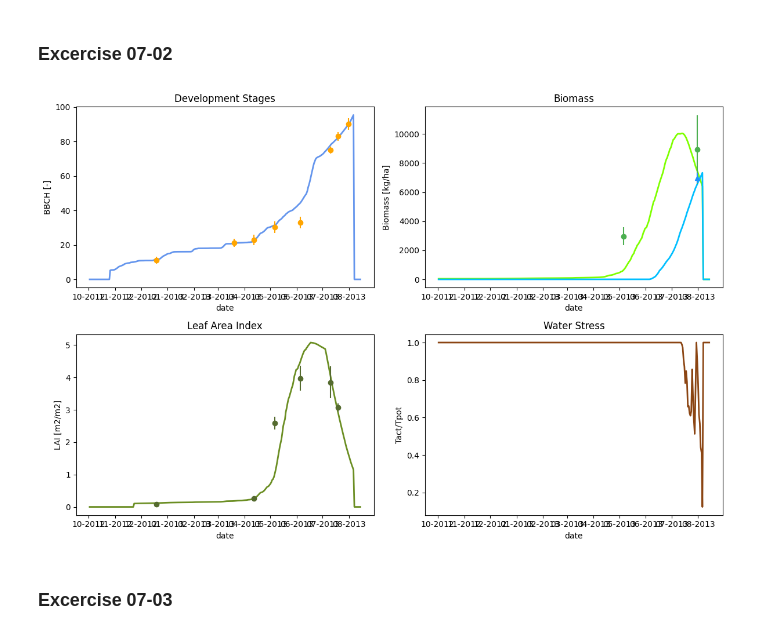
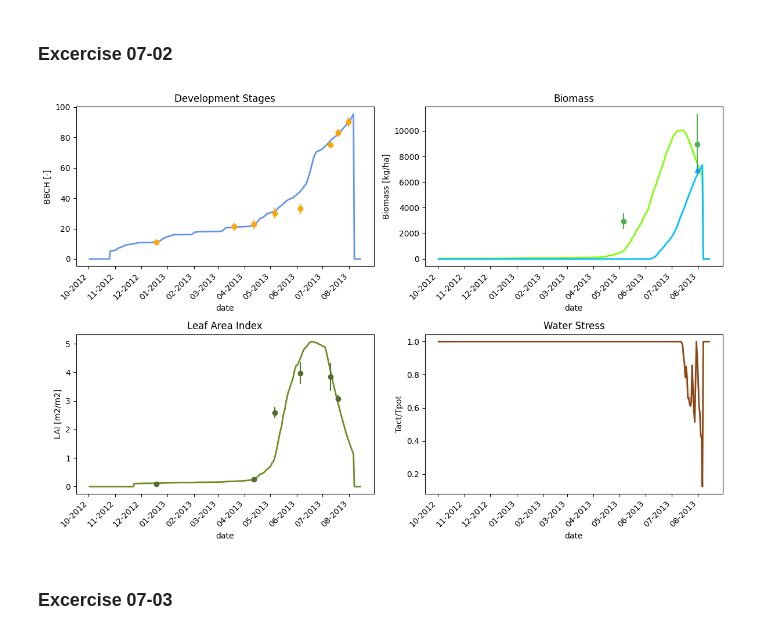
Before and after one commit to Bluerrror/Python-Course, a Jupyter notebook: 11.ipynb, the cells around one changed output. Drawn from its saved outputs; the diff is of its cells as text; code cells hidden in the pictures.

```diff
--- a/11.ipynb
+++ b/11.ipynb
@@ -84,6 +84,7 @@ if settings['plot_query']:
     axs[0].set_xlabel("date")
     axs[0].set_ylabel("BBCH [-]")
     axs[0].xaxis.set_major_formatter(plt.matplotlib.dates.DateFormatter("%m-%Y"))
+    axs[0].set_xticklabels(axs[0].get_xticklabels(), rotation=45, ha='right')
 
     # Biomass plot
     axs[1].plot(time, dat['output.Plant.Biomass.Abv.Ground [kg/ha]'], lw=2, color="#7FFF00")  # chartreuse3
@@ -96,6 +97,7 @@ if settings['plot_query']:
     axs[1].set_xlabel("date")
     axs[1].set_ylabel("Biomass [kg/ha]")
     axs[1].xaxis.set_major_formatter(plt.matplotlib.dates.DateFormatter("%m-%Y"))
+    axs[1].set_xticklabels(axs[1].get_xticklabels(), rotation=45, ha='right')
 
     # LAI plot
     axs[2].plot(time, dat["output.Plant.Leaf Area Index.LAI [m2/m2]"], lw=2, color="#6B8E23")  # darkolivegreen3
@@ -105,6 +107,7 @@ if settings['plot_query']:
     axs[2].set_xlabel("date")
     axs[2].set_ylabel("LAI [m2/m2]")
     axs[2].xaxis.set_major_formatter(plt.matplotlib.dates.DateFormatter("%m-%Y"))
+    axs[2].set_xticklabels(axs[2].get_xticklabels(), rotation=45, ha='right')
 
     # Water stress plot
     axs[3].plot(time, dat['waterstress'], lw=2, color="#8B4513")  # brown3
@@ -112,6 +115,7 @@ if settings['plot_query']:
     axs[3].set_xlabel("date")
     axs[3].set_ylabel("Tact/Tpot")
     axs[3].xaxis.set_major_formatter(plt.matplotlib.dates.DateFormatter("%m-%Y"))
+    axs[3].set_xticklabels(axs[3].get_xticklabels(), rotation=45, ha='right')
 
     plt.tight_layout()
     plt.show()
@@ -198,39 +189,43 @@ if settings['plot_query']:
     axs[0].set_xlabel("date")
     axs[0].set_ylabel("BBCH [-]")
     axs[0].xaxis.set_major_formatter(plt.matplotlib.dates.DateFormatter("%m-%Y"))
+    axs[0].set_xticklabels(axs[0].get_xticklabels(), rotation=45, ha='right')
 
     # Biomass plot
     axs[1].plot(time, dat['output.Plant.Biomass.Abv.Ground [kg/ha]'], lw=2, color="#7FFF00")  # chartreuse3
     axs[1].plot(time, dat['output.Plant.Biomass.Fruits [kg/ha]'], lw=2, color="#00BFFF")  # deepskyblue
     obs_biomass_veg = settings['obs'][settings['obs']['TYPE'] == 1.07]
     axs[1].errorbar(obs_biomass_veg['X'], obs_biomass_veg['Y'], yerr=obs_biomass_veg['SD'], fmt='o', color='#4CAF50')  # chartreuse4
     obs_biomass_gen = settings['obs'][settings['obs']['TYPE'] == 1.08]
     axs[1].errorbar(obs_biomass_gen['X'], obs_biomass_gen['Y'], yerr=obs_biomass_gen['SD'], fmt='^', color='#1E90FF')  # deepskyblue3
     axs[1].set_title("Biomass")
     axs[1].set_xlabel("date")
     axs[1].set_ylabel("Biomass [kg/ha]")
     axs[1].xaxis.set_major_formatter(plt.matplotlib.dates.DateFormatter("%m-%Y"))
+    axs[1].set_xticklabels(axs[1].get_xticklabels(), rotation=45, ha='right')
 
     # LAI plot
     axs[2].plot(time, dat["output.Plant.Leaf Area Index.LAI [m2/m2]"], lw=2, color="#6B8E23")  # darkolivegreen3
     obs_lai = settings['obs'][settings['obs']['TYPE'] == 1.03]
     axs[2].errorbar(obs_lai['X'], obs_lai['Y'], yerr=obs_lai['SD'], fmt='o', color='#556B2F')  # darkolivegreen
     axs[2].set_title("Leaf Area Index")
     axs[2].set_xlabel("date")
     axs[2].set_ylabel("LAI [m2/m2]")
     axs[2].xaxis.set_major_formatter(plt.matplotlib.dates.DateFormatter("%m-%Y"))
+    axs[2].set_xticklabels(axs[2].get_xticklabels(), rotation=45, ha='right')
 
     # Water stress plot
     axs[3].plot(time, dat['waterstress'], lw=2, color="#8B4513")  # brown3
     axs[3].set_title("Water Stress")
     axs[3].set_xlabel("date")
     axs[3].set_ylabel("Tact/Tpot")
     axs[3].xaxis.set_major_formatter(plt.matplotlib.dates.DateFormatter("%m-%Y"))
+    axs[3].set_xticklabels(axs[3].get_xticklabels(), rotation=45, ha='right')
 
     plt.tight_layout()
     plt.show()
 # %% [output]
-[figure, old version]
+[figure, new version]
 # %% [markdown]
 ### Excercise 07-03
 # %%
```
Also changed, not shown: parts of 2 cells of this notebook.
